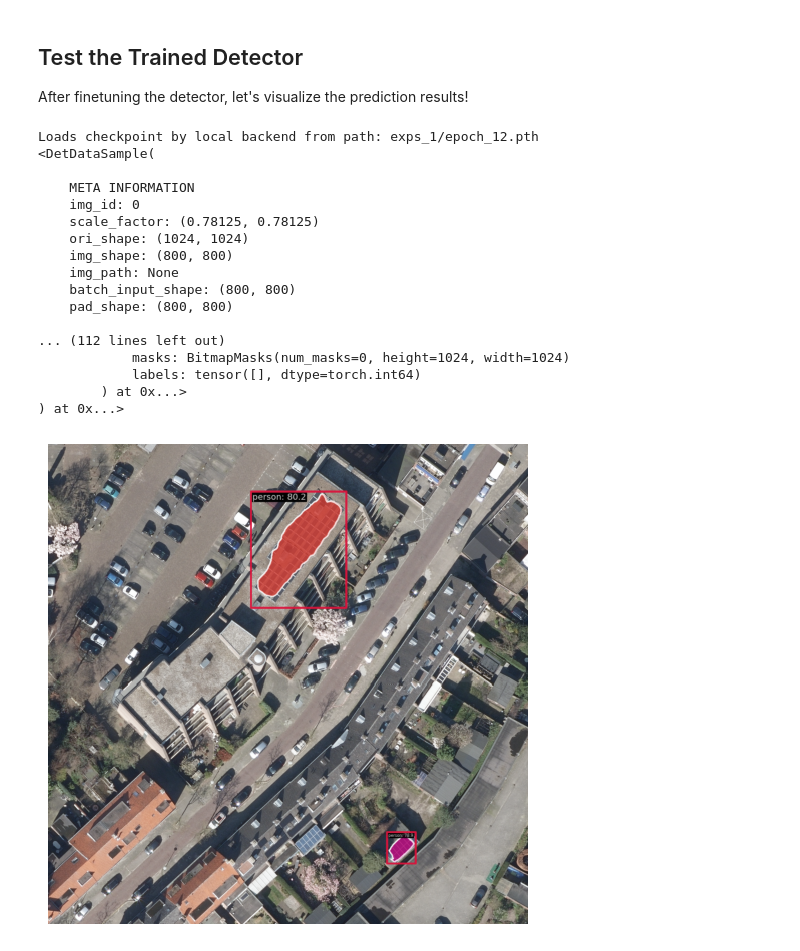
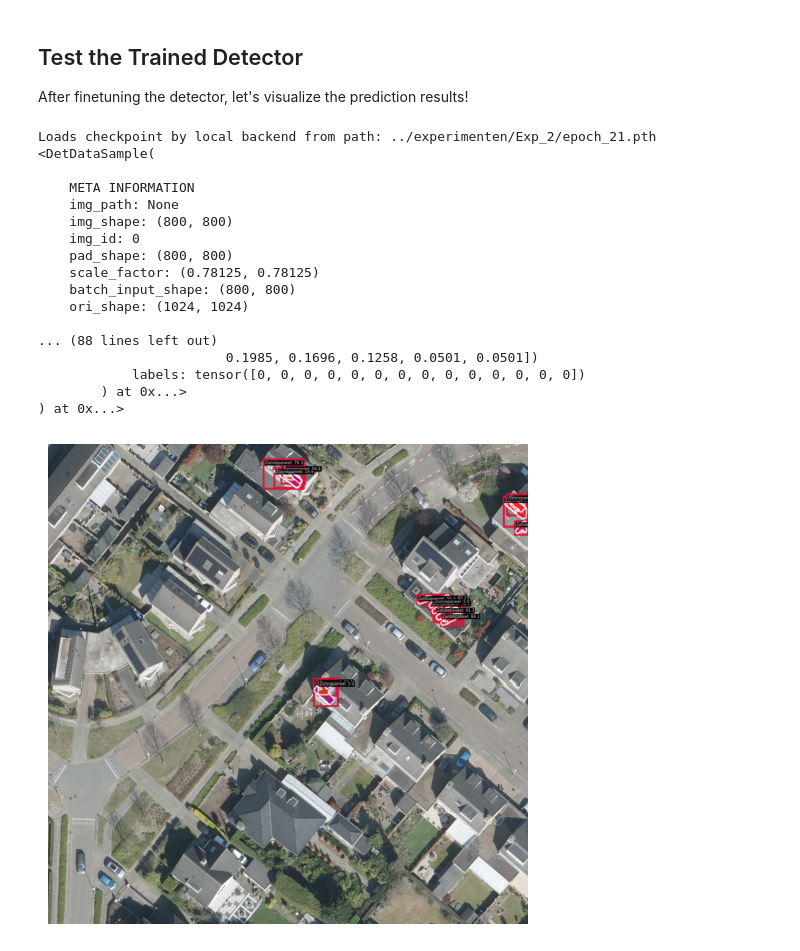
Before and after one commit to mveneman/mmdetection, a Jupyter notebook: demo/Segmenatatie_zonnepanelen.ipynb, the cells around one changed output. Saved outputs shown, nothing was run; the diff lists cells and outputs as text; code cells hidden in the pictures.

Commit message:
Config bestanden

```diff
--- a/demo/Segmenatatie_zonnepanelen.ipynb
+++ b/demo/Segmenatatie_zonnepanelen.ipynb
@@ -301,46 +301,48 @@ After finetuning the detector, let's visualize the prediction results!
 # %%
 import mmcv
 from mmdet.apis import init_detector, inference_detector
-img = mmcv.imread('Data/ortho/train/2020_hrl_161894_382669_rgb.png',channel_order='rgb')
-checkpoint_file = 'exps_1/epoch_12.pth'
+from mmengine import Config
+cfg = Config.fromfile('../configs/solar_panels/mask-rcnn_r50-caffe_fpn_ms-poly-3x_zonnepaneel_ortho_2.py')
+img = mmcv.imread('../experimenten/Data/ortho/test/2020_hrl_156467_382157_rgb.png',channel_order='rgb')
+checkpoint_file = '../experimenten/Exp_2/epoch_21.pth'
 model = init_detector(cfg, checkpoint_file, device='cpu')
 new_result = inference_detector(model, img)
 print(new_result)
 # %% [output]
-Loads checkpoint by local backend from path: exps_1/epoch_12.pth
+Loads checkpoint by local backend from path: ../experimenten/Exp_2/epoch_21.pth
 <DetDataSample(
 
     META INFORMATION
+    img_path: None
+    img_shape: (800, 800)
     img_id: 0
+    pad_shape: (800, 800)
     scale_factor: (0.78125, 0.78125)
+    batch_input_shape: (800, 800)
     ori_shape: (1024, 1024)
-    img_shape: (800, 800)
-    img_path: None
-    batch_input_shape: (800, 800)
-    pad_shape: (800, 800)
 
-... (112 lines left out)
-            masks: BitmapMasks(num_masks=0, height=1024, width=1024)
-            labels: tensor([], dtype=torch.int64)
+... (88 lines left out)
+                        0.1985, 0.1696, 0.1258, 0.0501, 0.0501])
+            labels: tensor([0, 0, 0, 0, 0, 0, 0, 0, 0, 0, 0, 0, 0, 0])
         ) at 0x...>
 ) at 0x...>
 # %%
 from mmengine.visualization import Visualizer
 # get built visualizer
 visualizer_now = Visualizer.get_current_instance()
 # the dataset_meta is loaded from the checkpoint and
 # then pass to the model in init_detector
 visualizer_now.dataset_meta = model.dataset_meta
 # show the results
 visualizer_now.add_datasample(
     'new_result',
     img,
     data_sample=new_result,
     draw_gt=False,
     wait_time=0,
     out_file=None,
-    pred_score_thr=0.5
+    pred_score_thr=0.0
 )
 visualizer_now.show()
 # %% [output]
-[figure, old version]
+[figure, new version]
```
Also changed, not shown: 27 other files.
